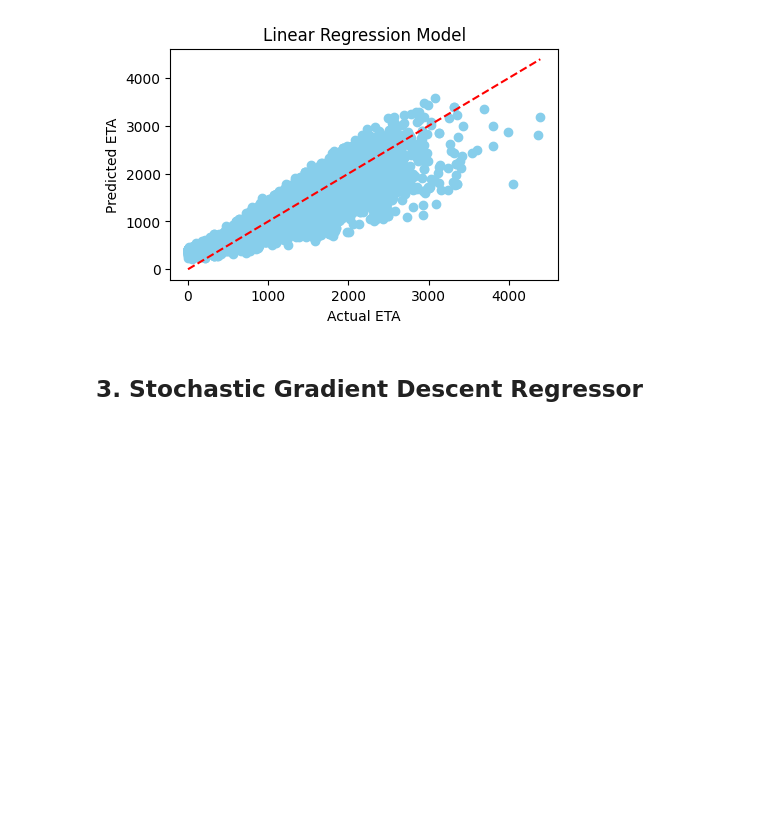
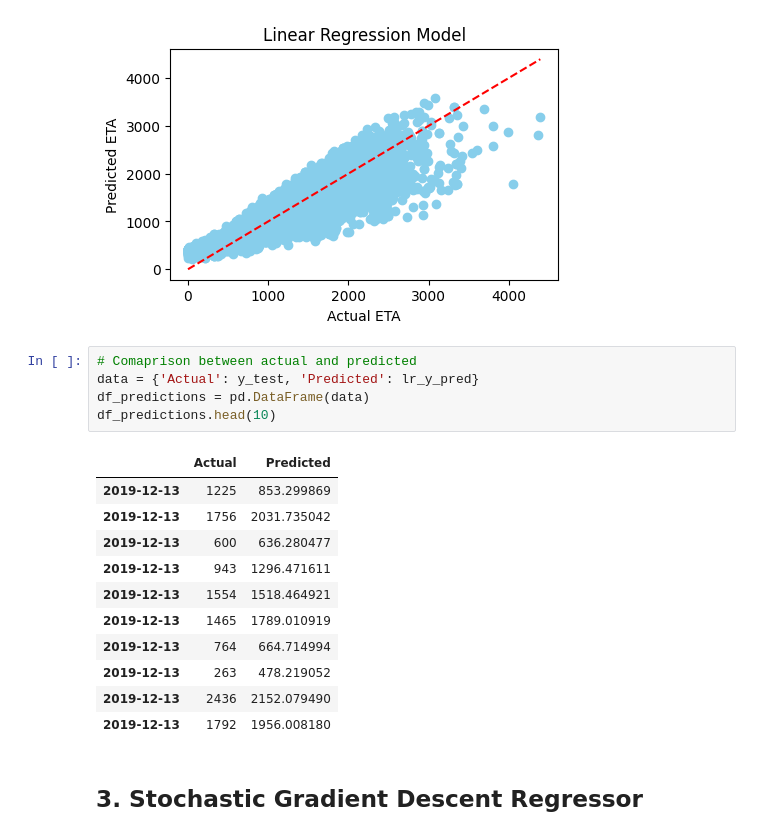
Before and after one commit to murithidenisgitobu/Yassir-Expected-Time-of-Arrival-ETA-Prediction, a Jupyter notebook: Notebook/yassir_notebook.ipynb, the cells around one changed output. Cells and saved outputs as stored; diff of their text form; blank space fills up the shorter version.

```diff
--- a/Notebook/yassir_notebook.ipynb
+++ b/Notebook/yassir_notebook.ipynb
@@ -810,6 +827,23 @@ Root Mean Squared Error (RMSE): 242.36964684343272
 R-squared Score (R2): 0.8051053625133245
 Mean Absolute Error (MAE): 178.90758622649076
 [figure]
+# %%
+# Comaprison between actual and predicted
+data = {'Actual': y_test, 'Predicted': lr_y_pred}
+df_predictions = pd.DataFrame(data)
+df_predictions.head(10)
+# %% [output]
+|  | Actual | Predicted |
+| 2019-12-13 | 1225 | 853.299869 |
+| 2019-12-13 | 1756 | 2031.735042 |
+| 2019-12-13 | 600 | 636.280477 |
+| 2019-12-13 | 943 | 1296.471611 |
+| 2019-12-13 | 1554 | 1518.464921 |
+| 2019-12-13 | 1465 | 1789.010919 |
+| 2019-12-13 | 764 | 664.714994 |
+| 2019-12-13 | 263 | 478.219052 |
+| 2019-12-13 | 2436 | 2152.079490 |
+| 2019-12-13 | 1792 | 1956.008180 |
 # %% [markdown]
 ## **3. Stochastic Gradient Descent Regressor**
 # %%
```
Also changed, not shown: parts of 4 cells of this notebook.
